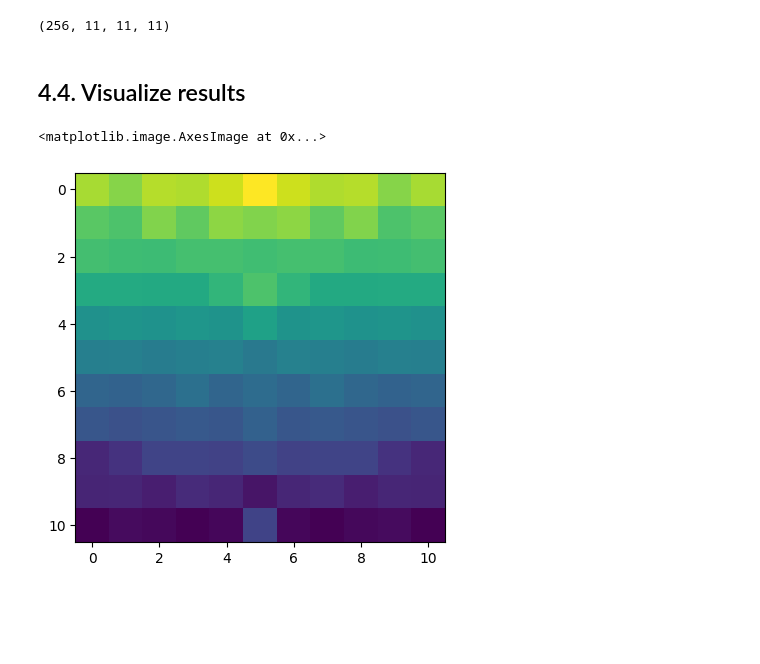
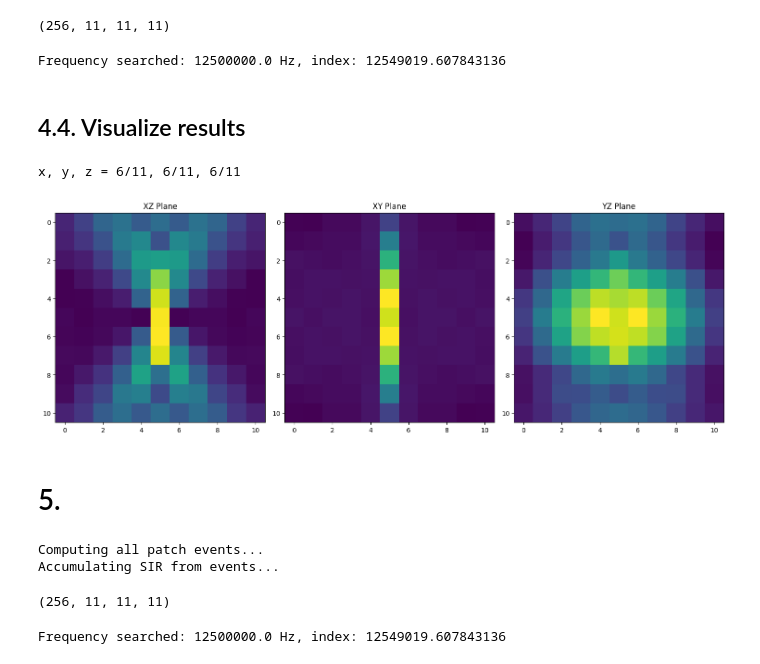
Before and after one commit to EstebanRivera08/eSDIva, a Jupyter notebook: notebook/PyFieldTest.ipynb, the cells around one changed output. Cells and saved outputs as stored; diff of their text form; code cells hidden in the pictures; blank space fills up the shorter version.

```diff
--- a/notebook/PyFieldTest.ipynb
+++ b/notebook/PyFieldTest.ipynb
@@ -624,7 +624,7 @@ print(h.shape)
 # %% [output]
 (256, 1331)
 # %%
-spatial_impulse_response_field = h.reshape( -1, x.shape[0], y.shape[0], z.shape[0])
+spatial_impulse_response_field = h.reshape( -1, y.shape[0], x.shape[0], z.shape[0]).transpose(0, 2, 3, 1)
 spatial_impulse_response_field.shape
 # %% [output]
 (256, 11, 11, 11)
@@ -638,11 +638,14 @@ spatial_impulse_response_field_FT = np.fft.fft(spatial_impulse_response_field, a
 freq_vect = np.linspace(0, sampling_frequency, spatial_impulse_response_field_FT.shape[0])
 
 # Find the index of the desired frequency
-freq_searched = tx_freq
-idx_freq = np.argmax(freq_vect >= freq_searched)
+freq_searched = tx_freq*1e6  # Convert MHz to Hz
+idx_freq = np.argmin(np.abs(freq_vect - freq_searched))
+print(f"Frequency searched: {freq_searched} Hz, index: {freq_vect[idx_freq]}")
 
 # Amplitude for the given frequency
 amp_response_tx_freq = np.abs(spatial_impulse_response_field_FT[idx_freq, :, :, :])
+# %% [output]
+Frequency searched: 12500000.0 Hz, index: 12549019.607843136
 # %%
 pressure_field = amp_response_tx_freq/np.max(amp_response_tx_freq)
 # %% [markdown]
@@ -664,13 +667,28 @@ pressure_vol = pv.ImageData(dimensions=(nx, ny, nz),
 pressure_vol.point_data["Pressure"] = pressure_field.ravel(order="F")  # VERY important: Fortran order
 # %%
 y0 = int(np.ceil(y.shape[0]/2))
+x0 = int(np.ceil(x.shape[0]/2))
+z0 = int(np.ceil(z.shape[0]/2))
+print(f"x, y, z = {x0}/{x.shape[0]}, {y0}/{y.shape[0]}, {z0}/{z.shape[0]}")
+# Create a plotter object
+# %% [output]
+x, y, z = 6/11, 6/11, 6/11
 # %%
-XZ_plane = pressure_field[:, y0, :].squeeze()
+XZ_plane = pressure_field[: , y0-1, : ].squeeze()
+XY_plane = pressure_field[: , : , z0-1].squeeze()
+YZ_plane = pressure_field[x0-1, : , : ].squeeze()
 # %%
-plt.imshow(XZ_plane)
+fig, ax = plt.subplots(1, 3, figsize=(15, 5))
+ax[0].imshow(XZ_plane.T)
+ax[0].set_title("XZ Plane")
+ax[1].imshow(XY_plane.T)
+ax[1].set_title("XY Plane")
+ax[2].imshow(YZ_plane.T)
+ax[2].set_title("YZ Plane")
+plt.tight_layout()
+plt.show()
 # %% [output]
-<matplotlib.image.AxesImage at 0x...>
-[figure, old version]
+[figure, new version]
 # %%
 
 plotter = pv.Plotter(notebook=False)# ,off_screen=True) # Need to add this parameter to save the screenshot
@@ -702,3 +720,5 @@ plotter.add_axes()              # show XYZ axes
 plotter.show_grid()             # show grid
 
 plotter.show()
+# %% [markdown]
+# 5.
@@ -704,0 +834,28 @@ plotter.show()
+# %%
+start_time, h = field.spatial_impulse_response(grid_points)
+# %% [output]
+Computing all patch events...
+Accumulating SIR from events...
+# %%
+spatial_impulse_response_field = h.reshape( -1, y.shape[0], x.shape[0], z.shape[0]).transpose(0, 2, 3, 1)
+spatial_impulse_response_field.shape
+# %% [output]
+(256, 11, 11, 11)
+# %%
+sampling_frequency = field.fs
+
+# Perform FFT along the first axis
+spatial_impulse_response_field_FT = np.fft.fft(spatial_impulse_response_field, axis=0)
+
+# Generate the frequency vector
+freq_vect = np.linspace(0, sampling_frequency, spatial_impulse_response_field_FT.shape[0])
+
+# Find the index of the desired frequency
+freq_searched = tx_freq*1e6  # Convert MHz to Hz
+idx_freq = np.argmin(np.abs(freq_vect - freq_searched))
+print(f"Frequency searched: {freq_searched} Hz, index: {freq_vect[idx_freq]}")
+
+# Amplitude for the given frequency
+amp_response_tx_freq = np.abs(spatial_impulse_response_field_FT[idx_freq, :, :, :])
+# %% [output]
+Frequency searched: 12500000.0 Hz, index: 12549019.607843136
```
Also changed, not shown: parts of 11 cells of this notebook.
